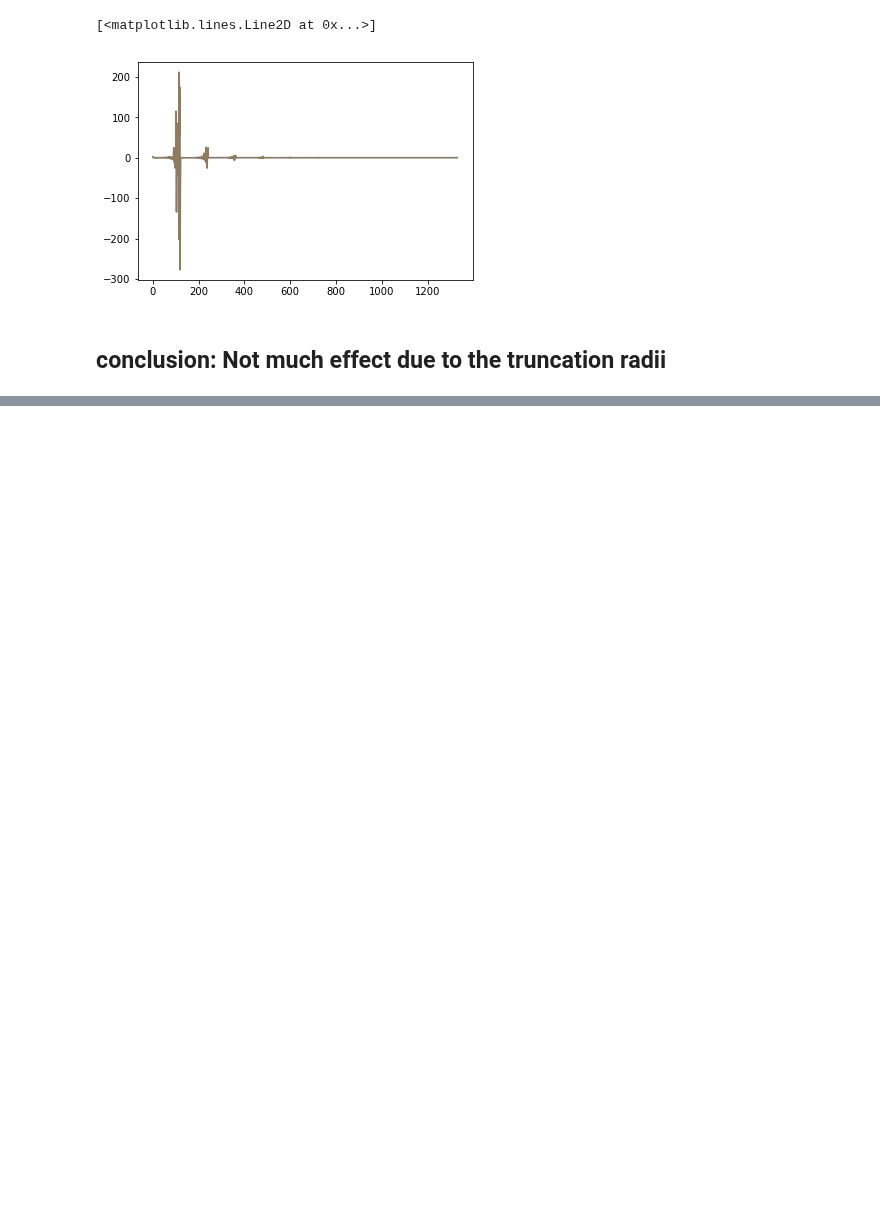
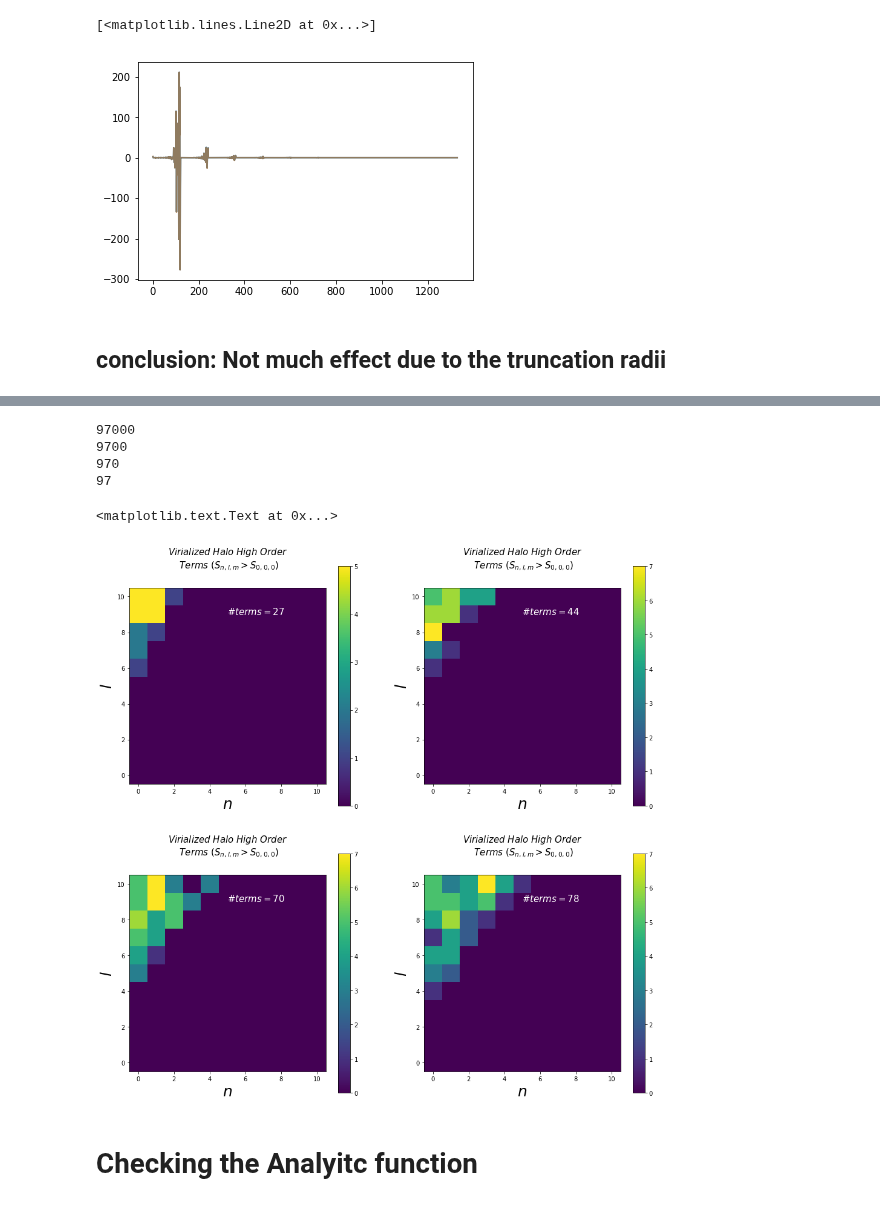
Before and after one commit to jngaravitoc/LMC-MW, a Jupyter notebook: code/SCF/high_order_terms.ipynb, the cells around one changed output, grey strips where cells are left out. Cells and saved outputs as stored; diff of their text form; code cells hidden in the pictures; blank space fills up the shorter version.

```diff
--- a/code/SCF/high_order_terms.ipynb
+++ b/code/SCF/high_order_terms.ipynb
@@ -400,0 +437,73 @@ for i in range(len(resolutions)):
+# %%
+figure(figsize=(16,16))
+
+subplot(2, 2, 1)
+resolutions = [0, 90, 99, 99.9 ]
+labels = ['100%', '50%', '10%', '1%', '0.1%']
+#for i in range(len(resolutions)):
+pids_lr_LMC, pos_lr_LMC, mass_lr_LMC = random_res_damping(pid_LMC, pos_LMC_centered, mass_LMC, resolutions[0])
+S0_lr1, T0_lr1 = biff.compute_coeffs_discrete(np.ascontiguousarray(pos_lr_LMC.astype(double)),
+                                              mass_LMC.astype(double), 10, 10, 3)
+print(len(pos_lr_LMC))
+coeffs = high_order_terms(S0_lr1)
+grid_coeff_vir_LR = high_order_grid(coeffs)
+imshow(grid_coeff_vir_LR.T, origin='lower')
+colorbar()
+xlabel('$n$', fontsize=25)
+ylabel('$l$', fontsize=25)
+text(5, 9, '$\# terms = $'+str(len(coeffs)), color='w', fontsize=15)
+title('$Virialized\ Halo\ High\ Order$' '\n $Terms\ (S_{n,l,m}> S_{0,0,0})$', fontsize=15,  y=1.08)
+
+subplot(2, 2, 2)
+
+pids_lr_LMC, pos_lr_LMC, mass_lr_LMC = random_res_damping(pid_LMC, pos_LMC_centered, mass_LMC, resolutions[1])
+S0_lr1, T0_lr1 = biff.compute_coeffs_discrete(np.ascontiguousarray(pos_lr_LMC.astype(double)),
+                                              mass_LMC.astype(double), 10, 10, 3)
+print(len(pos_lr_LMC))
+coeffs = high_order_terms(S0_lr1)
+grid_coeff_vir_LR = high_order_grid(coeffs)
+imshow(grid_coeff_vir_LR.T, origin='lower')
+colorbar()
+xlabel('$n$', fontsize=25)
+ylabel('$l$', fontsize=25)
+text(5, 9, '$\# terms = $'+str(len(coeffs)), color='w', fontsize=15)
+title('$Virialized\ Halo\ High\ Order$' '\n $Terms\ (S_{n,l,m}> S_{0,0,0})$', fontsize=15,  y=1.08)
+
+subplot(2, 2, 3)
+
+
+pids_lr_LMC, pos_lr_LMC, mass_lr_LMC = random_res_damping(pid_LMC, pos_LMC_centered, mass_LMC, resolutions[2])
+S0_lr1, T0_lr1 = biff.compute_coeffs_discrete(np.ascontiguousarray(pos_lr_LMC.astype(double)),
+                                              mass_LMC.astype(double), 10, 10, 3)
+print(len(pos_lr_LMC))
+coeffs = high_order_terms(S0_lr1)
+grid_coeff_vir_LR = high_order_grid(coeffs)
+imshow(grid_coeff_vir_LR.T, origin='lower')
+colorbar()
+xlabel('$n$', fontsize=25)
+ylabel('$l$', fontsize=25)
+text(5, 9, '$\# terms = $'+str(len(coeffs)), color='w', fontsize=15)
+title('$Virialized\ Halo\ High\ Order$' '\n $Terms\ (S_{n,l,m}> S_{0,0,0})$', fontsize=15,  y=1.08)
+
+subplot(2, 2, 4)
+pids_lr_LMC, pos_lr_LMC, mass_lr_LMC = random_res_damping(pid_LMC, pos_LMC_centered, mass_LMC, resolutions[3])
+S0_lr1, T0_lr1 = biff.compute_coeffs_discrete(np.ascontiguousarray(pos_lr_LMC.astype(double)),
+                                              mass_LMC.astype(double), 10, 10, 3)
+print(len(pos_lr_LMC))
+coeffs = high_order_terms(S0_lr1)
+grid_coeff_vir_LR = high_order_grid(coeffs)
+imshow(grid_coeff_vir_LR.T, origin='lower')
+colorbar()
+xlabel('$n$', fontsize=25)
+ylabel('$l$', fontsize=25)
+text(5, 9, '$\# terms = $'+str(len(coeffs)), color='w', fontsize=15)
+title('$Virialized\ Halo\ High\ Order$' '\n $Terms\ (S_{n,l,m}> S_{0,0,0})$', fontsize=15,  y=1.08)
+# %% [output]
+97000
+9700
+970
+97
+<matplotlib.text.Text at 0x...>
+[figure, added]
+# %% [markdown]
+# Checking the Analyitc function
```
Also changed, not shown: parts of 24 cells of this notebook.
